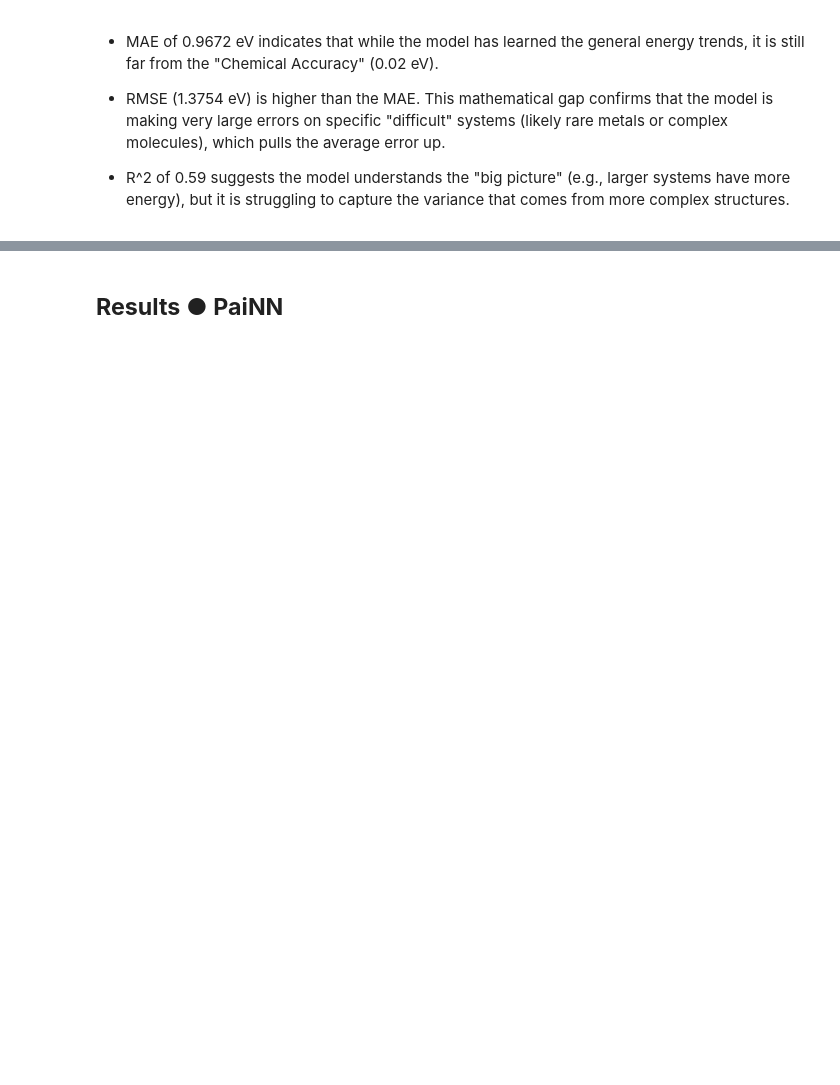
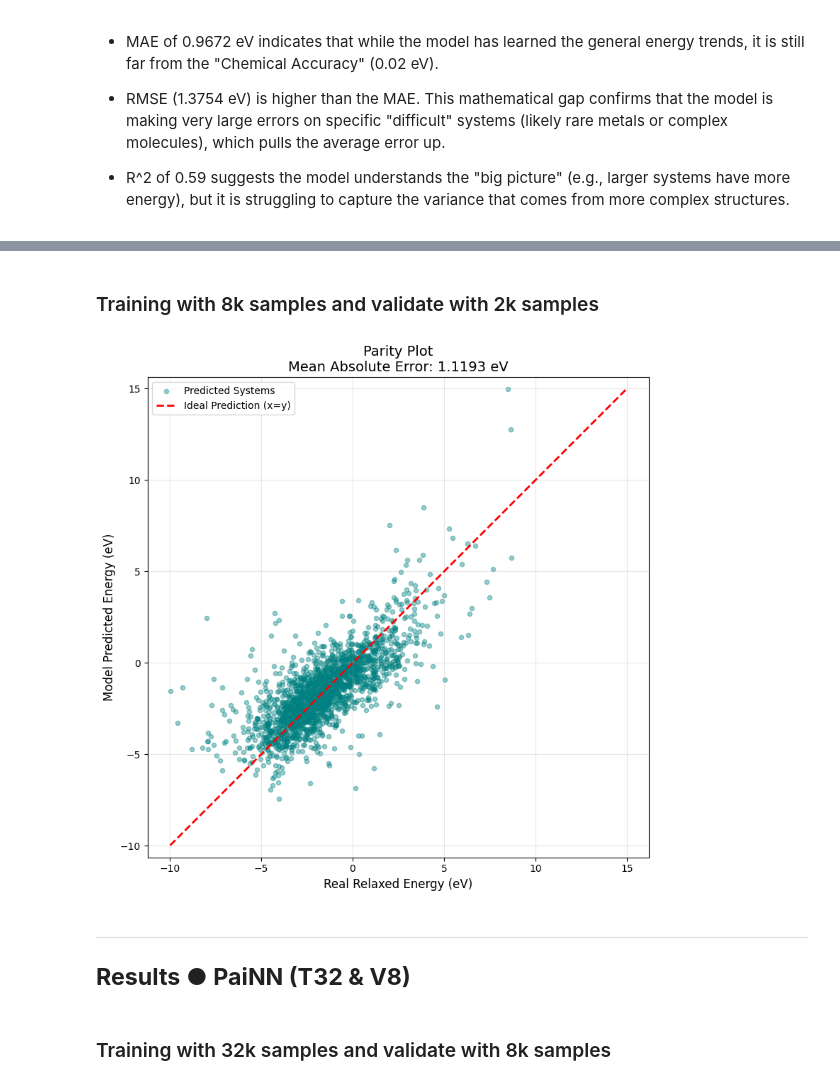
Before and after one commit to juanpaz90/h2-catalyst-ml, a Jupyter notebook: exploration.ipynb, the cells around one changed output, grey strips where cells are left out. Saved outputs shown, nothing was run; the diff lists cells and outputs as text; code cells hidden in the pictures; blank space fills up the shorter version.

```diff
--- a/exploration.ipynb
+++ b/exploration.ipynb
@@ -352,5 +442,14 @@ plot_parity_results(preds, targets)
+# %% [markdown]
+### Training with 8k samples and validate with 2k samples
+# %%
+plot_parity_results(preds_8k, targets_8k)
+# %% [output]
+[figure, added]
 # %% [markdown]
-## **Results** ● **PaiNN**
+***
+## **Results** ● **PaiNN (T32 & V8)**
+# %% [markdown]
+### Training with 32k samples and validate with 8k samples
 # %%
 plot_training_curves(p_train_maes, p_val_maes)
 # %% [output]
```
Also changed, not shown: parts of 46 cells of this notebook.
